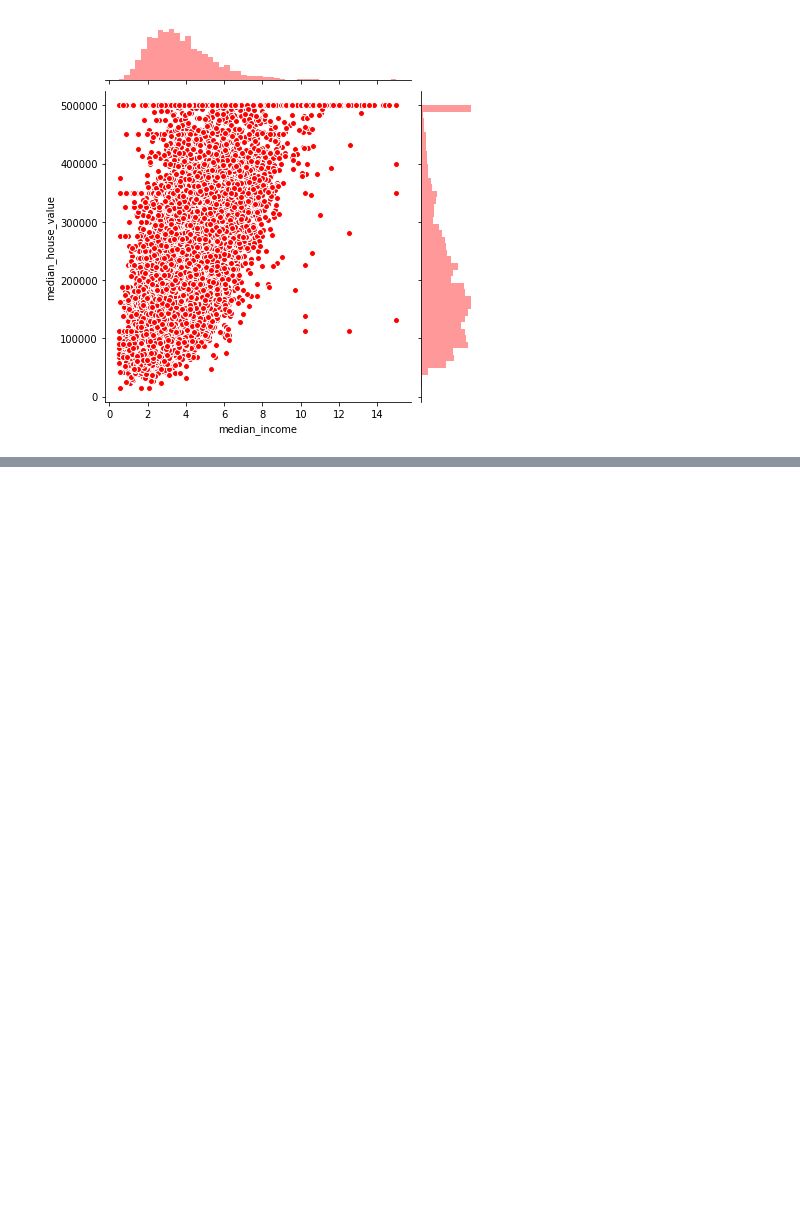
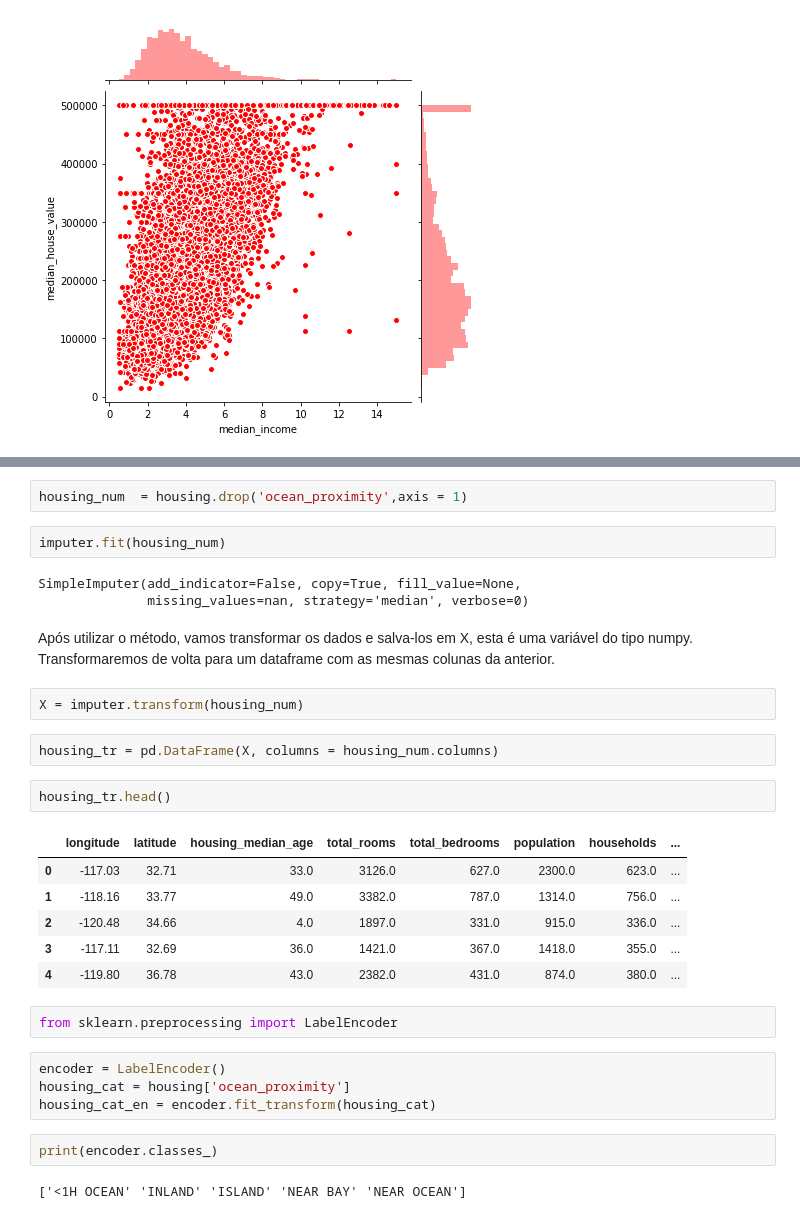
Before and after one commit to paulojunqueira/Python-Projects-and-Studies, a Jupyter notebook: Hands-On Machine Learning With Scikit-Lern and Tensorflow Book Exercises/Capitulo 2.ipynb, the cells around one changed output, grey strips where cells are left out. Saved outputs shown, nothing was run; the diff lists cells and outputs as text; blank space fills up the shorter version.

```diff
--- a/Hands-On Machine Learning With Scikit-Lern and Tensorflow Book Exercises/Capitulo 2.ipynb
+++ b/Hands-On Machine Learning With Scikit-Lern and Tensorflow Book Exercises/Capitulo 2.ipynb
@@ -166,0 +220,32 @@ sns.jointplot(housing['median_income'],housing['median_house_value'], color = 'r
+# %%
+housing_num  = housing.drop('ocean_proximity',axis = 1)
+# %%
+imputer.fit(housing_num)
+# %% [output]
+SimpleImputer(add_indicator=False, copy=True, fill_value=None,
+              missing_values=nan, strategy='median', verbose=0)
+# %% [markdown]
+Após utilizar o método, vamos transformar os dados e salva-los em X, esta é uma variável do tipo numpy. Transformaremos de volta para um dataframe com as mesmas colunas da anterior.
+# %%
+X = imputer.transform(housing_num)
+# %%
+housing_tr = pd.DataFrame(X, columns = housing_num.columns)
+# %%
+housing_tr.head()
+# %% [output]
+|  | longitude | latitude | housing_median_age | total_rooms | total_bedrooms | population | households | ... |
+| 0 | -117.03 | 32.71 | 33.0 | 3126.0 | 627.0 | 2300.0 | 623.0 | ... |
+| 1 | -118.16 | 33.77 | 49.0 | 3382.0 | 787.0 | 1314.0 | 756.0 | ... |
+| 2 | -120.48 | 34.66 | 4.0 | 1897.0 | 331.0 | 915.0 | 336.0 | ... |
+| 3 | -117.11 | 32.69 | 36.0 | 1421.0 | 367.0 | 1418.0 | 355.0 | ... |
+| 4 | -119.80 | 36.78 | 43.0 | 2382.0 | 431.0 | 874.0 | 380.0 | ... |
+# %%
+from sklearn.preprocessing import LabelEncoder
+# %%
+encoder = LabelEncoder()
+housing_cat = housing['ocean_proximity']
+housing_cat_en = encoder.fit_transform(housing_cat)
+# %%
+print(encoder.classes_)
+# %% [output]
+['<1H OCEAN' 'INLAND' 'ISLAND' 'NEAR BAY' 'NEAR OCEAN']
```
Also changed, not shown: parts of 19 cells of this notebook.
